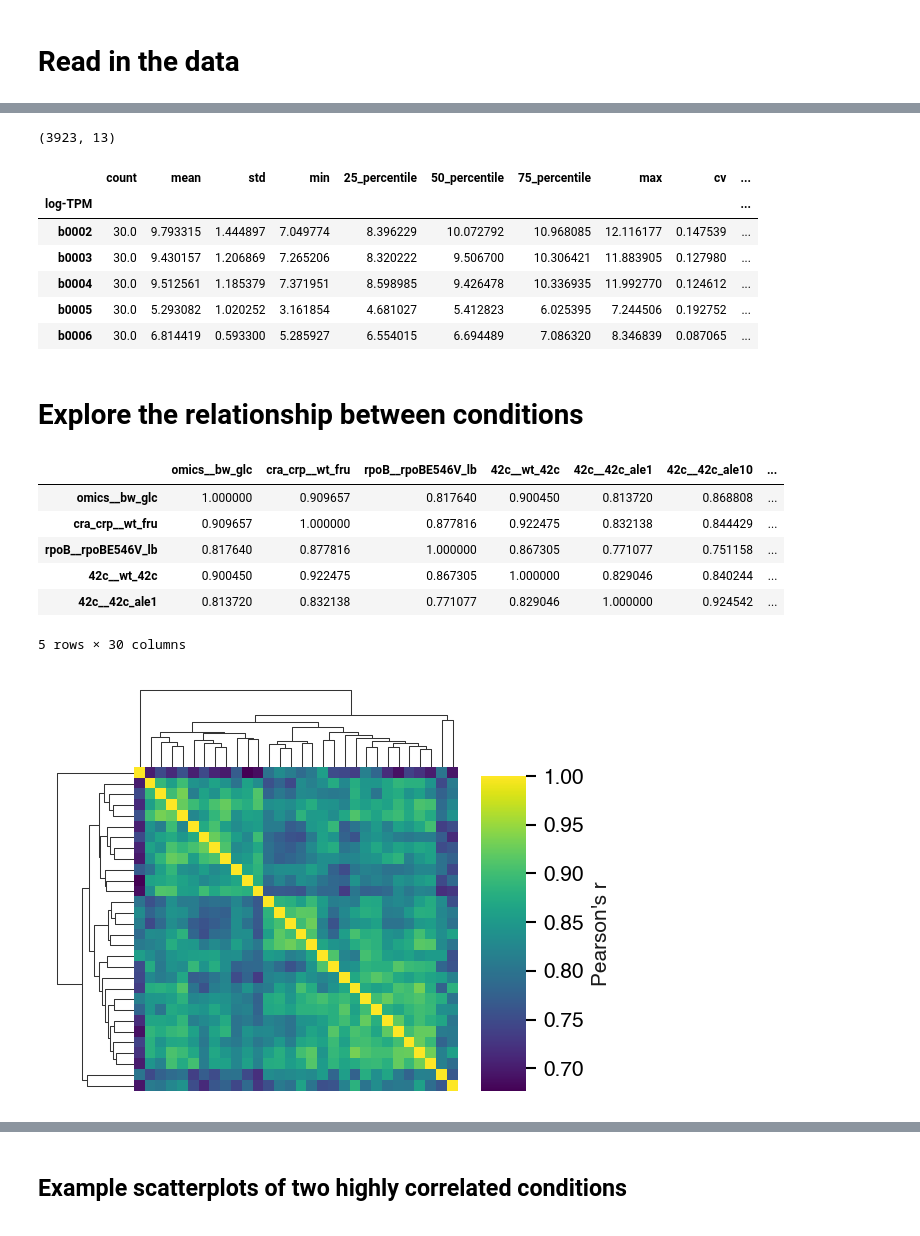
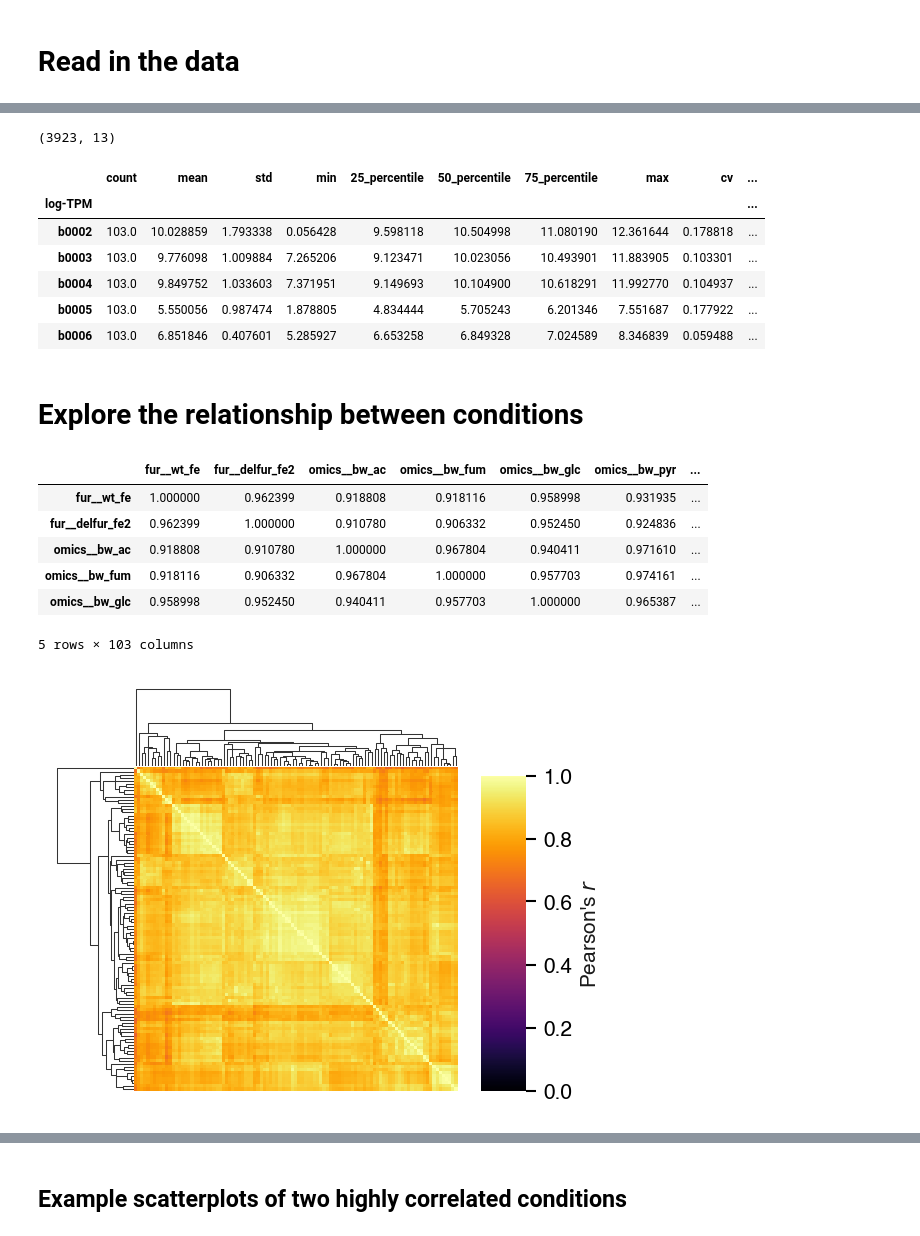
Before and after one commit to adamhockenberry/Growth-expression-translation, a Jupyter notebook: Code/4-explore_expression_and_growth.ipynb, the cells around one changed output, grey strips where cells are left out. Saved outputs shown, nothing was run; the diff lists cells and outputs as text; code cells hidden in the pictures.

```diff
--- a/Code/4-explore_expression_and_growth.ipynb
+++ b/Code/4-explore_expression_and_growth.ipynb
@@ -24,8 +24,9 @@ base_figs_dir = '../Results/Figures/{}_{:02}'.format(year, month)
 if not os.path.exists(base_figs_dir):
     os.makedirs(base_figs_dir)
 # %%
-# data_tag = 'ecoli_full'
-data_tag = 'ecoli_sparse'
+data_tag = 'ecoli_full'
+# data_tag = 'ecoli_sparse'
+# data_tag = 'ecoli_prot'
 # data_tag = 'scer_rna'
 # data_tag = 'scer_prot'
 save_figs = True
@@ -61,9 +64,11 @@ meta_df.head()
 5 rows × 27 columns
 # %%
 if data_tag == 'ecoli_full':
-    exp_df = pd.read_csv('../Data/processed_data/processed_expression.tsv', sep='\t', index_col=0)
+    exp_df = pd.read_csv('../Data/processed_data/processed_expression_ecoli.tsv', sep='\t', index_col=0)
 elif data_tag == 'ecoli_sparse':
-    exp_df = pd.read_csv('../Data/processed_data/processed_expression_SPARSE.tsv', sep='\t', index_col=0)
+    exp_df = pd.read_csv('../Data/processed_data/processed_expression_ecoli_SPARSE.tsv', sep='\t', index_col=0)
+elif data_tag == 'ecoli_prot':
+    exp_df = pd.read_csv('../Data/processed_data/processed_expression_ecoli_PROTEIN.tsv', sep='\t', index_col=0)
 elif data_tag == 'scer_rna':
     exp_df = pd.read_csv('../Data/processed_data/processed_expression_scer_RNA.tsv', sep='\t', index_col=0)
 elif data_tag == 'scer_prot':
@@ -86,8 +91,10 @@ exp_df.head()
 # %%
 if data_tag == 'ecoli_full':
-    exp_summary_df = pd.read_csv('../Data/processed_data/processed_expression_summary.tsv', sep='\t', index_col=0)
+    exp_summary_df = pd.read_csv('../Data/processed_data/processed_expression_summary_ecoli.tsv', sep='\t', index_col=0)
 elif data_tag == 'ecoli_sparse':
-    exp_summary_df = pd.read_csv('../Data/processed_data/processed_expression_summary_SPARSE.tsv', sep='\t', index_col=0)
+    exp_summary_df = pd.read_csv('../Data/processed_data/processed_expression_summary_ecoli_SPARSE.tsv', sep='\t', index_col=0)
+elif data_tag == 'ecoli_prot':
+    exp_summary_df = pd.read_csv('../Data/processed_data/processed_expression_summary_ecoli_PROTEIN.tsv', sep='\t', index_col=0)
 elif data_tag == 'scer_rna':
     exp_summary_df = pd.read_csv('../Data/processed_data/processed_expression_summary_scer_RNA.tsv', sep='\t', index_col=0)
 elif data_tag == 'scer_prot':
@@ -101,29 +108,29 @@ exp_summary_df.head()
 (3923, 13)
 |  | count | mean | std | min | 25_percentile | 50_percentile | 75_percentile | max | cv | ... |
 | log-TPM |  |  |  |  |  |  |  |  |  | ... |
-| b0002 | 30.0 | 9.793315 | 1.444897 | 7.049774 | 8.396229 | 10.072792 | 10.968085 | 12.116177 | 0.147539 | ... |
-| b0003 | 30.0 | 9.430157 | 1.206869 | 7.265206 | 8.320222 | 9.506700 | 10.306421 | 11.883905 | 0.127980 | ... |
-| b0004 | 30.0 | 9.512561 | 1.185379 | 7.371951 | 8.598985 | 9.426478 | 10.336935 | 11.992770 | 0.124612 | ... |
-| b0005 | 30.0 | 5.293082 | 1.020252 | 3.161854 | 4.681027 | 5.412823 | 6.025395 | 7.244506 | 0.192752 | ... |
-| b0006 | 30.0 | 6.814419 | 0.593300 | 5.285927 | 6.554015 | 6.694489 | 7.086320 | 8.346839 | 0.087065 | ... |
+| b0002 | 103.0 | 10.028859 | 1.793338 | 0.056428 | 9.598118 | 10.504998 | 11.080190 | 12.361644 | 0.178818 | ... |
+| b0003 | 103.0 | 9.776098 | 1.009884 | 7.265206 | 9.123471 | 10.023056 | 10.493901 | 11.883905 | 0.103301 | ... |
+| b0004 | 103.0 | 9.849752 | 1.033603 | 7.371951 | 9.149693 | 10.104900 | 10.618291 | 11.992770 | 0.104937 | ... |
+| b0005 | 103.0 | 5.550056 | 0.987474 | 1.878805 | 4.834444 | 5.705243 | 6.201346 | 7.551687 | 0.177922 | ... |
+| b0006 | 103.0 | 6.851846 | 0.407601 | 5.285927 | 6.653258 | 6.849328 | 7.024589 | 8.346839 | 0.059488 | ... |
 # %% [markdown]
 # Explore the relationship between conditions
 # %%
 cond_corr_mat = exp_df.corr(method='pearson')
 cond_corr_mat.head()
 # %% [output]
-|  | omics__bw_glc | cra_crp__wt_fru | rpoB__rpoBE546V_lb | 42c__wt_42c | 42c__42c_ale1 | 42c__42c_ale10 | ... |
-| omics__bw_glc | 1.000000 | 0.909657 | 0.817640 | 0.900450 | 0.813720 | 0.868808 | ... |
-| cra_crp__wt_fru | 0.909657 | 1.000000 | 0.877816 | 0.922475 | 0.832138 | 0.844429 | ... |
-| rpoB__rpoBE546V_lb | 0.817640 | 0.877816 | 1.000000 | 0.867305 | 0.771077 | 0.751158 | ... |
-| 42c__wt_42c | 0.900450 | 0.922475 | 0.867305 | 1.000000 | 0.829046 | 0.840244 | ... |
-| 42c__42c_ale1 | 0.813720 | 0.832138 | 0.771077 | 0.829046 | 1.000000 | 0.924542 | ... |
+|  | fur__wt_fe | fur__delfur_fe2 | omics__bw_ac | omics__bw_fum | omics__bw_glc | omics__bw_pyr | ... |
+| fur__wt_fe | 1.000000 | 0.962399 | 0.918808 | 0.918116 | 0.958998 | 0.931935 | ... |
+| fur__delfur_fe2 | 0.962399 | 1.000000 | 0.910780 | 0.906332 | 0.952450 | 0.924836 | ... |
+| omics__bw_ac | 0.918808 | 0.910780 | 1.000000 | 0.967804 | 0.940411 | 0.971610 | ... |
+| omics__bw_fum | 0.918116 | 0.906332 | 0.967804 | 1.000000 | 0.957703 | 0.974161 | ... |
+| omics__bw_glc | 0.958998 | 0.952450 | 0.940411 | 0.957703 | 1.000000 | 0.965387 | ... |
-5 rows × 30 columns
+5 rows × 103 columns
 # %%
-ax = sns.clustermap(cond_corr_mat, yticklabels=False, xticklabels=False, cmap='viridis',\
-               cbar_pos=[1.0, 0.05, 0.1, 0.7], figsize=(3,3), cbar_kws={'label': r"Pearson's r"})
+ax = sns.clustermap(cond_corr_mat, yticklabels=False, xticklabels=False, cmap='inferno',\
+               cbar_pos=[1.0, 0.05, 0.1, 0.7], figsize=(3,3), vmin=0, vmax=1, cbar_kws={'label': r"Pearson's $r$"})
 ax.ax_cbar.tick_params(labelsize=10)
 if save_figs:
     plt.savefig(figs_dir+'/condition_corr_mat.pdf', bbox_inches='tight')
 # %% [output]
-[figure, old version]
+[figure, new version]
```
Also changed, not shown: parts of 22 cells of this notebook, 49 other files.
